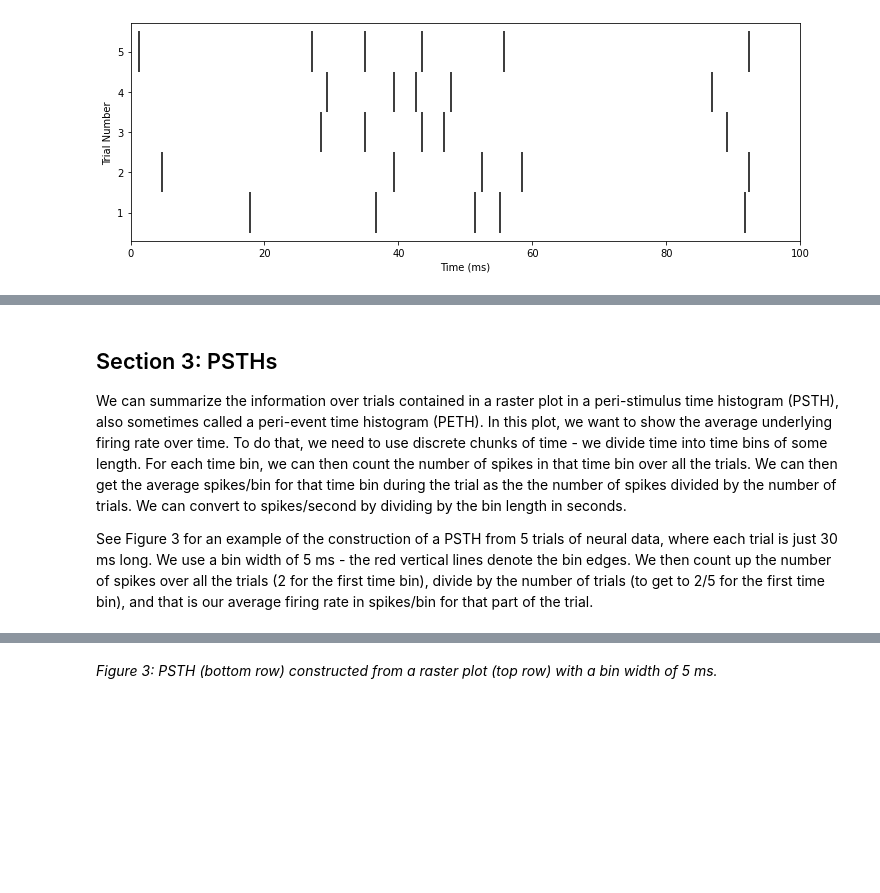
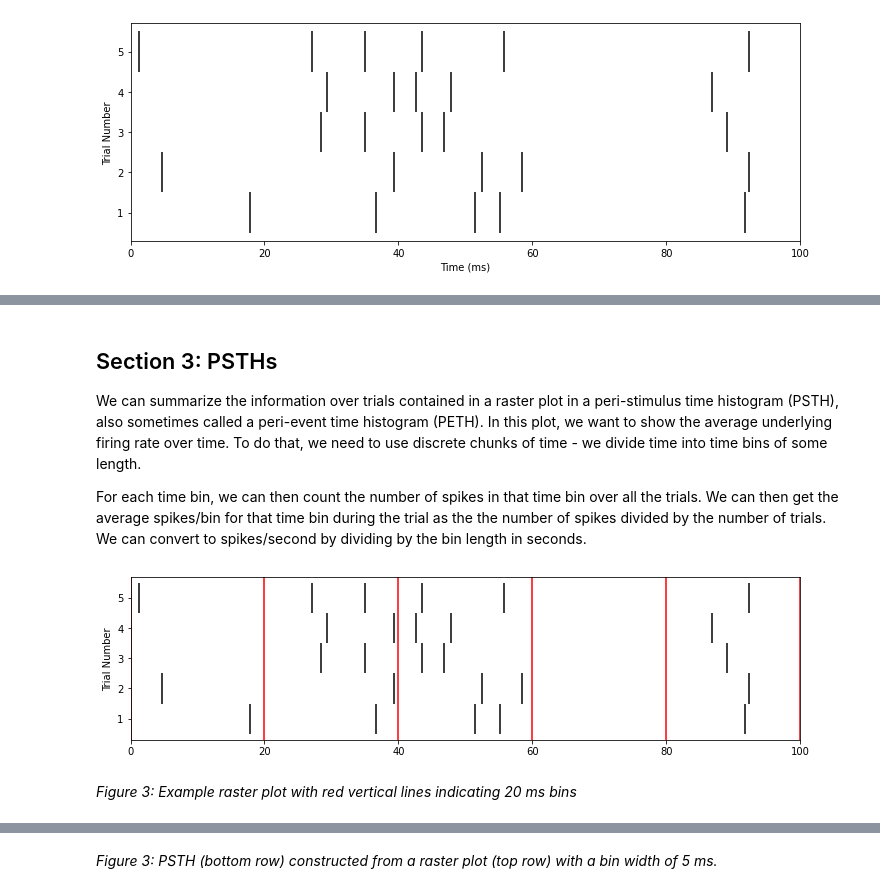
Before and after one commit to ebatty/EncodingDecodingNotes, a Jupyter notebook: _sources/Notes/01_VisualizingNeuralResponses.ipynb, the cells around one changed output, grey strips where cells are left out. Saved outputs shown, nothing was run; the diff lists cells and outputs as text; code cells hidden in the pictures; blank space fills up the shorter version.

```diff
--- a/_sources/Notes/01_VisualizingNeuralResponses.ipynb
+++ b/_sources/Notes/01_VisualizingNeuralResponses.ipynb
@@ -118,6 +126,30 @@ This code outputs the following plot
 # %% [markdown]
 ## Section 3: PSTHs
 
-We can summarize the information over trials contained in a raster plot in a peri-stimulus time histogram (PSTH), also sometimes called a peri-event time histogram (PETH). In this plot, we want to show the average underlying firing rate over time. To do that, we need to use discrete chunks of time - we divide time into time bins of some length. For each time bin, we can then count the number of spikes in that time bin over all the trials. We can then get the average spikes/bin for that time bin during the trial as the the number of spikes divided by the number of trials. We can convert to spikes/second by dividing by the bin length in seconds.
+We can summarize the information over trials contained in a raster plot in a peri-stimulus time histogram (PSTH), also sometimes called a peri-event time histogram (PETH). In this plot, we want to show the average underlying firing rate over time. To do that, we need to use discrete chunks of time - we divide time into time bins of some length.
 
-See Figure 3 for an example of the construction of a PSTH from 5 trials of neural data, where each trial is just 30 ms long. We use a bin width of 5 ms - the red vertical lines denote the bin edges. We then count up the number of spikes over all the trials (2 for the first time bin), divide by the number of trials (to get to 2/5 for the first time bin), and that is our average firing rate in spikes/bin for that part of the trial.
+For each time bin, we can then count the number of spikes in that time bin over all the trials. We can then get the average spikes/bin for that time bin during the trial as the the number of spikes divided by the number of trials. We can convert to spikes/second by dividing by the bin length in seconds.
+# %%
+# Define bin width
+bin_width = 20
+
+# Create bin edges
+bin_edge_times = np.arange(0, trial_length+.1, bin_width)
+
+fig, ax = plt.subplots(1, 1, figsize=(12, 3), sharex=True)
+
+# Make raster of this data
+ax.eventplot(all_sp_time_list, colors = 'black')
+ax.set(ylabel = 'Trial Number',
+      xlim = [0, trial_length],
+      ylim = [-.7, 4.7],
+      yticks = [0, 1, 2, 3, 4],
+      yticklabels = [1, 2, 3, 4, 5]);
+
+# Plot bin vertical lines
+for bin_time in bin_edge_times:
+  ax.plot([bin_time, bin_time], [-.7, 4.7], 'r')
+# %% [output]
+[figure, added]
+# %% [markdown]
+*Figure 3: Example raster plot with red vertical lines indicating 20 ms bins*
```
Also changed, not shown: parts of 7 cells of this notebook, 9 other files.
